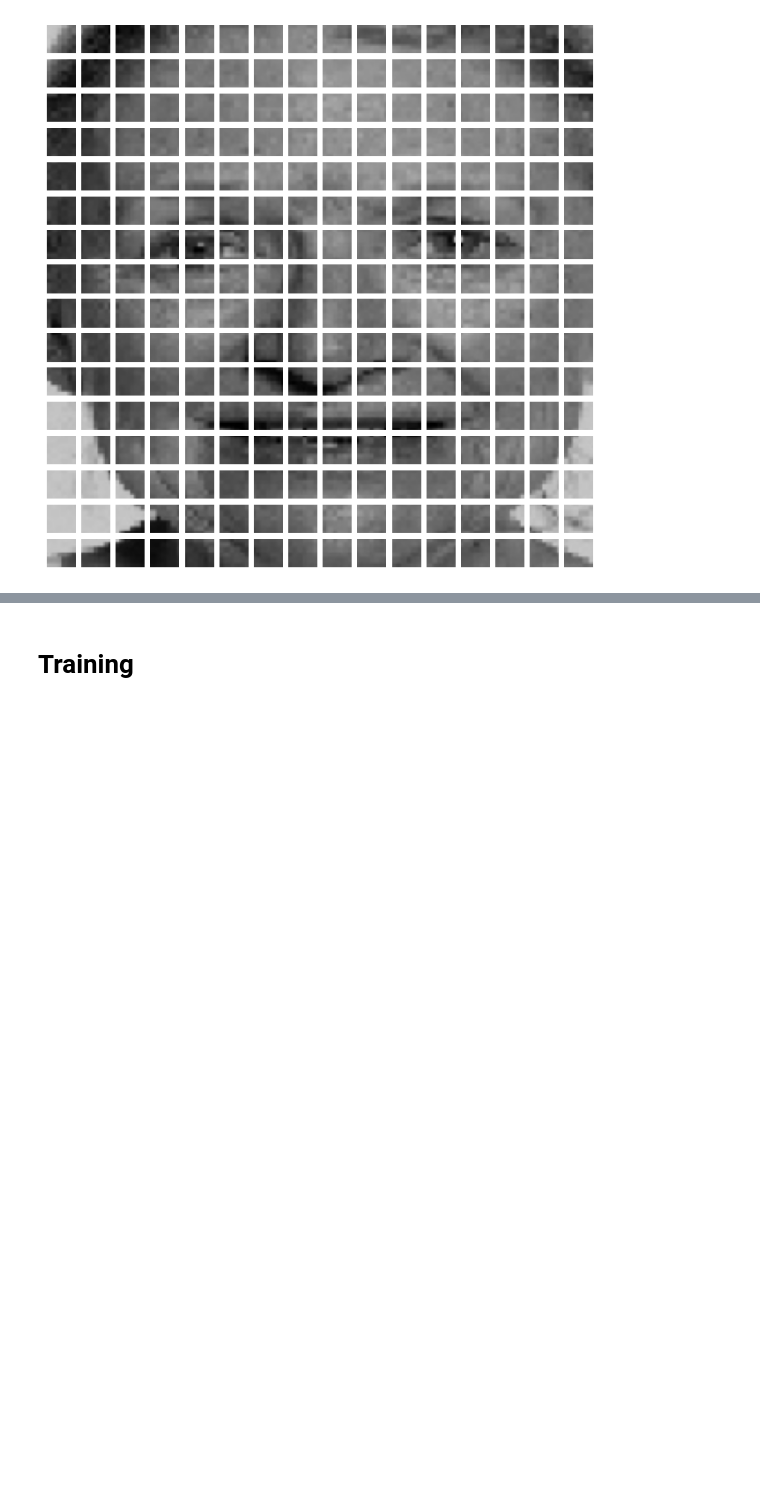
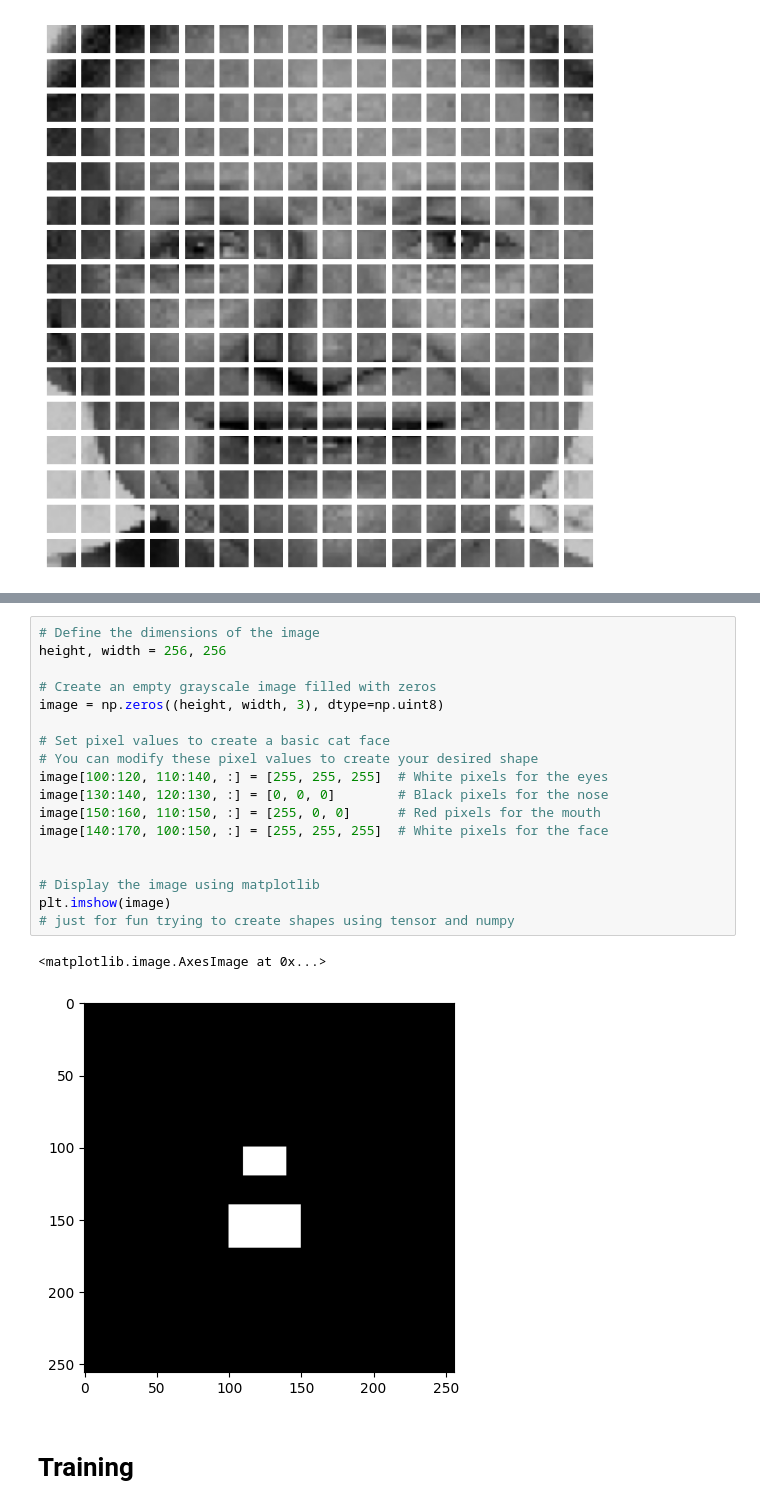
Before and after one commit to rakibulhaque9954/Emotion_model-sec-17-Vision-Transfomers, a Jupyter notebook: Emotion_model(sec_17)Vision_Transfomers.ipynb, the cells around one changed output, grey strips where cells are left out. Cells and saved outputs as stored; diff of their text form; blank space fills up the shorter version.

```diff
--- a/Emotion_model(sec_17)Vision_Transfomers.ipynb
+++ b/Emotion_model(sec_17)Vision_Transfomers.ipynb
@@ -479,3 +670,24 @@ for i in range(patches.shape[1]):
+# %%
+# Define the dimensions of the image
+height, width = 256, 256
+
+# Create an empty grayscale image filled with zeros
+image = np.zeros((height, width, 3), dtype=np.uint8)
+
+# Set pixel values to create a basic cat face
+# You can modify these pixel values to create your desired shape
+image[100:120, 110:140, :] = [255, 255, 255]  # White pixels for the eyes
+image[130:140, 120:130, :] = [0, 0, 0]        # Black pixels for the nose
+image[150:160, 110:150, :] = [255, 0, 0]      # Red pixels for the mouth
+image[140:170, 100:150, :] = [255, 255, 255]  # White pixels for the face
+
+
+# Display the image using matplotlib
+plt.imshow(image)
+# just for fun trying to create shapes using tensor and numpy
+# %% [output]
+<matplotlib.image.AxesImage at 0x...>
+[figure, added]
 # %% [markdown]
 # Training
 # %%
```
Also changed, not shown: parts of 23 cells of this notebook.
